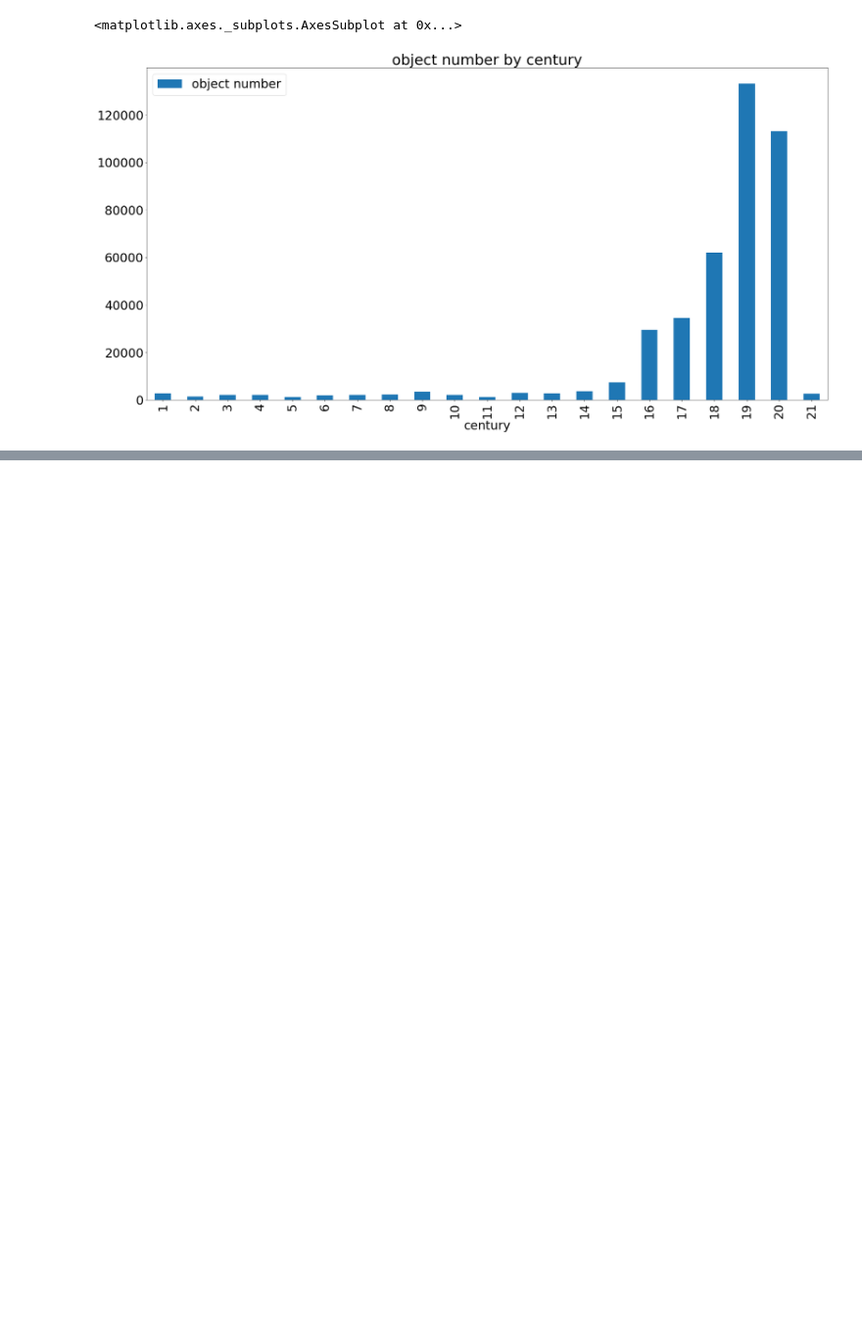
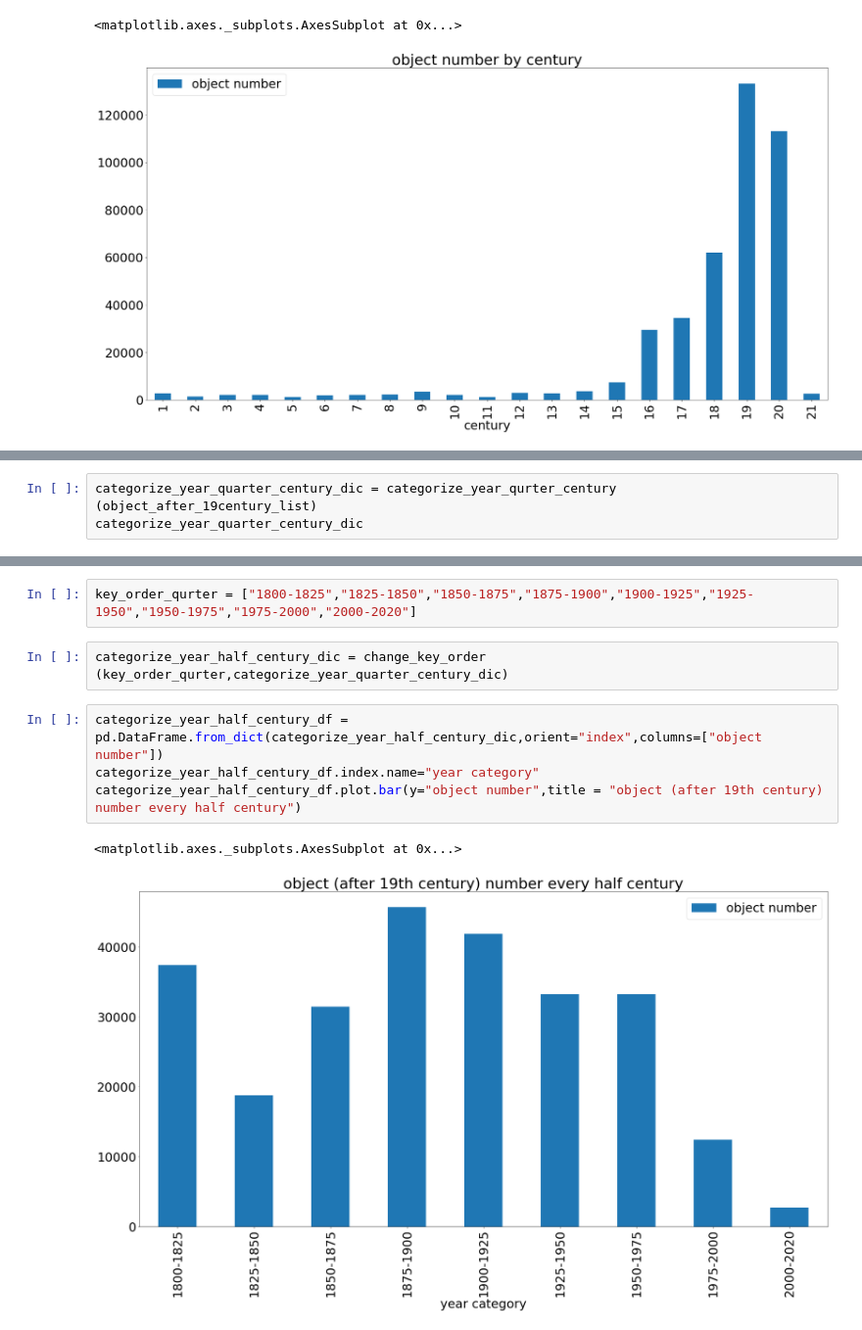
Before and after one commit to YingyingHan1994/final_project_2020Sp, a Jupyter notebook: IS590PRSP20_Final_Proejct.ipynb, the cells around one changed output, grey strips where cells are left out. Shown at 98% size. Cells and saved outputs as stored; diff of their text form; blank space fills up the shorter version.

```diff
--- a/IS590PRSP20_Final_Proejct.ipynb
+++ b/IS590PRSP20_Final_Proejct.ipynb
@@ -453,0 +609,3 @@ ad_century_distribution_df.plot.pie(y="object_percent",title = "object number by
+# %%
+categorize_year_quarter_century_dic = categorize_year_qurter_century (object_after_19century_list)
+categorize_year_quarter_century_dic
@@ -453,0 +622,11 @@ ad_century_distribution_df.plot.pie(y="object_percent",title = "object number by
+# %%
+key_order_qurter = ["1800-1825","1825-1850","1850-1875","1875-1900","1900-1925","1925-1950","1950-1975","1975-2000","2000-2020"]
+# %%
+categorize_year_half_century_dic = change_key_order (key_order_qurter,categorize_year_quarter_century_dic)
+# %%
+categorize_year_half_century_df = pd.DataFrame.from_dict(categorize_year_half_century_dic,orient="index",columns=["object number"])
+categorize_year_half_century_df.index.name="year category"
+categorize_year_half_century_df.plot.bar(y="object number",title = "object (after 19th century) number every half century")
+# %% [output]
+<matplotlib.axes._subplots.AxesSubplot at 0x...>
+[figure, added]
```
Also changed, not shown: parts of 40 cells of this notebook, 1 other file.
